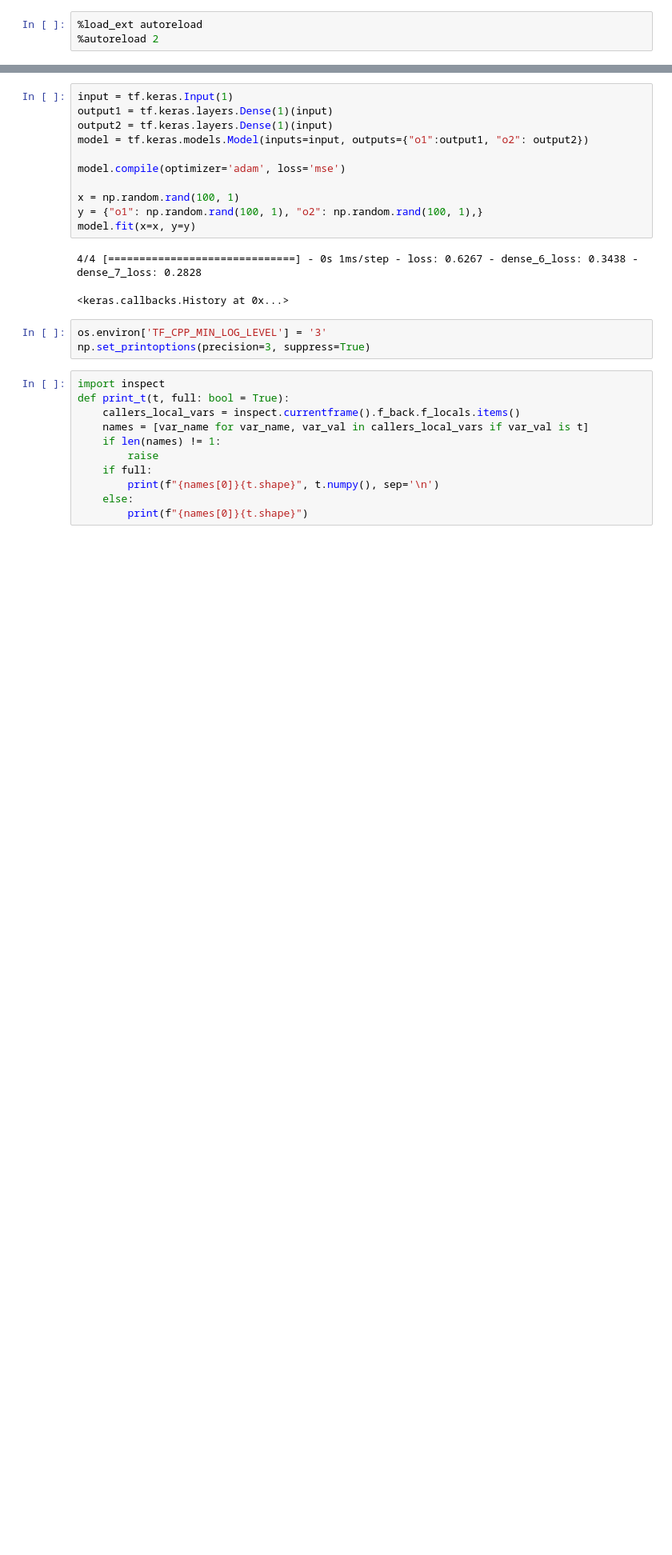
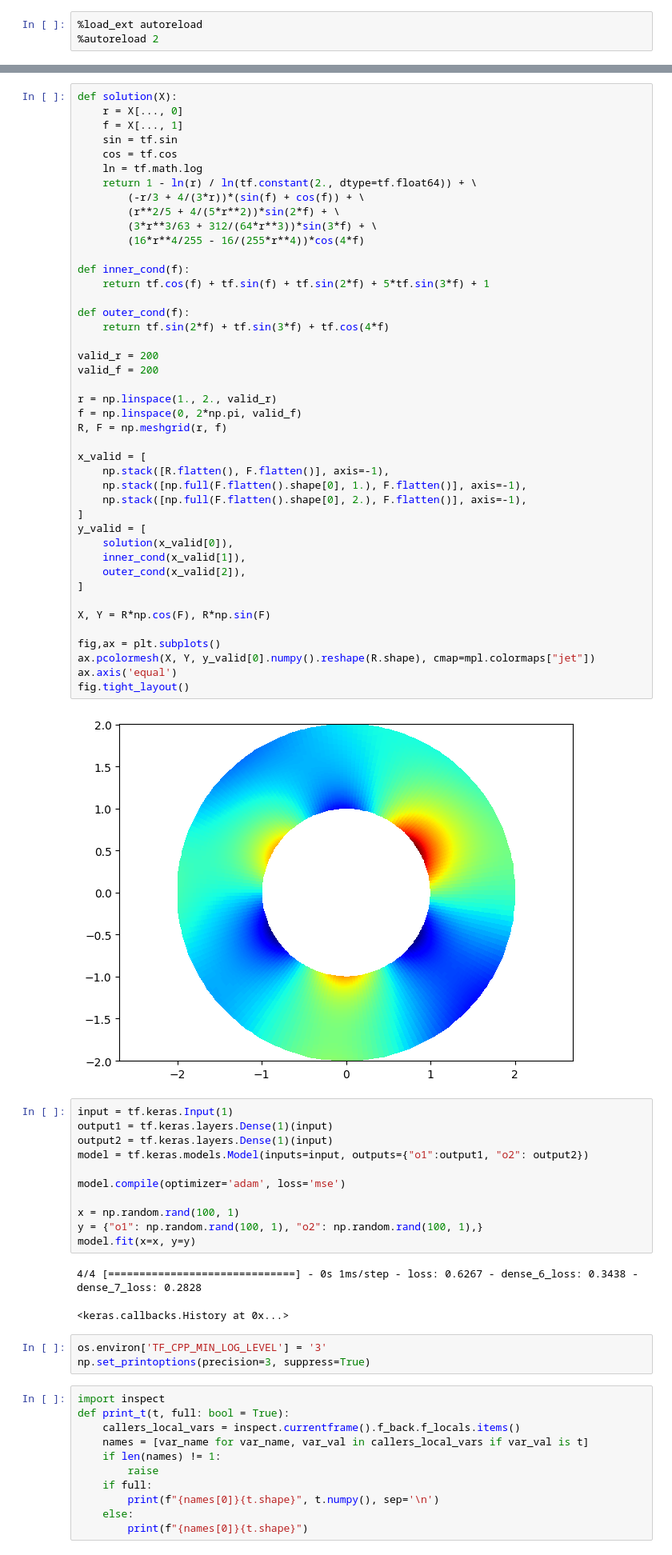
Before and after one commit to kustkust/my_pinn, a Jupyter notebook: src/test.ipynb, the cells around one changed output, grey strips where cells are left out. Shown at 80% size. Cells and saved outputs as stored; diff of their text form; blank space fills up the shorter version.

```diff
--- a/test.ipynb
+++ b/src/test.ipynb
@@ -7,3 +9,48 @@ import numpy as np
+# %%
+def solution(X):
+    r = X[..., 0]
+    f = X[..., 1]
+    sin = tf.sin
+    cos = tf.cos
+    ln = tf.math.log
+    return 1 - ln(r) / ln(tf.constant(2., dtype=tf.float64)) + \
+        (-r/3 + 4/(3*r))*(sin(f) + cos(f)) + \
+        (r**2/5 + 4/(5*r**2))*sin(2*f) + \
+        (3*r**3/63 + 312/(64*r**3))*sin(3*f) + \
+        (16*r**4/255 - 16/(255*r**4))*cos(4*f)
+
+def inner_cond(f):
+    return tf.cos(f) + tf.sin(f) + tf.sin(2*f) + 5*tf.sin(3*f) + 1
+
+def outer_cond(f):
+    return tf.sin(2*f) + tf.sin(3*f) + tf.cos(4*f)
+
+valid_r = 200
+valid_f = 200
+
+r = np.linspace(1., 2., valid_r)
+f = np.linspace(0, 2*np.pi, valid_f)
+R, F = np.meshgrid(r, f)
+
+x_valid = [
+    np.stack([R.flatten(), F.flatten()], axis=-1),
+    np.stack([np.full(F.flatten().shape[0], 1.), F.flatten()], axis=-1),
+    np.stack([np.full(F.flatten().shape[0], 2.), F.flatten()], axis=-1),
+]
+y_valid = [
+    solution(x_valid[0]),
+    inner_cond(x_valid[1]),
+    outer_cond(x_valid[2]),
+]
+
+X, Y = R*np.cos(F), R*np.sin(F)
+
+fig,ax = plt.subplots()
+ax.pcolormesh(X, Y, y_valid[0].numpy().reshape(R.shape), cmap=mpl.colormaps["jet"])
+ax.axis('equal')
+fig.tight_layout()
+# %% [output]
+[figure, added]
 # %%
 input = tf.keras.Input(1)
 output1 = tf.keras.layers.Dense(1)(input)
```
Also changed, not shown: parts of 1 cell of this notebook, 50 other files.
